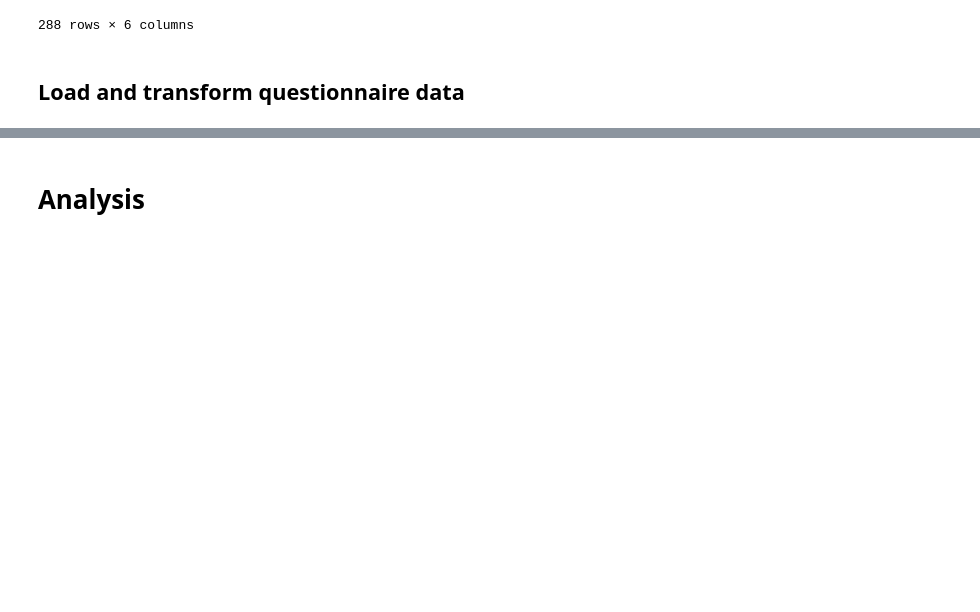
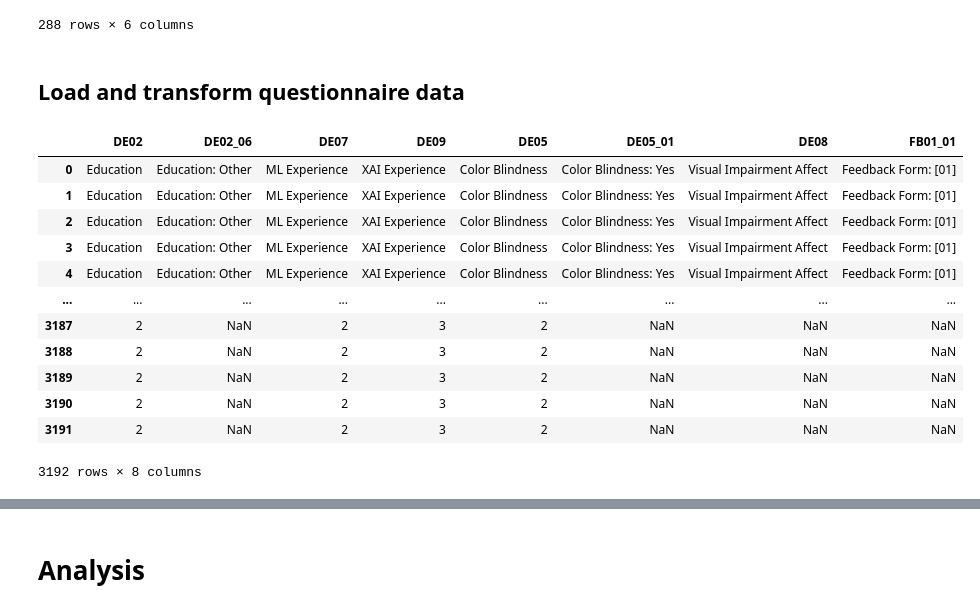
Before and after one commit to tlabarta/helpfulnessofxai, a Jupyter notebook: questionaire_data_analyzer.ipynb, the cells around one changed output, grey strips where cells are left out. Drawn from its saved outputs; the diff is of its cells as text; code cells hidden in the pictures; blank space fills up the shorter version.

```diff
--- a/questionaire_data_analyzer.ipynb
+++ b/questionaire_data_analyzer.ipynb
@@ -99,0 +78,18 @@ df = df.drop(0)
+# %%
+df_demo = df[df.columns[df.columns.get_loc("DE02"):df.columns.get_loc("FB01_01")+1]]
+df_demo = df_demo.apply(lambda s: s.repeat(24)).reset_index(drop=True)
+df_demo
+# %% [output]
+|  | DE02 | DE02_06 | DE07 | DE09 | DE05 | DE05_01 | DE08 | FB01_01 |
+| 0 | Education | Education: Other | ML Experience | XAI Experience | Color Blindness | Color Blindness: Yes | Visual Impairment Affect | Feedback Form: [01] |
+| 1 | Education | Education: Other | ML Experience | XAI Experience | Color Blindness | Color Blindness: Yes | Visual Impairment Affect | Feedback Form: [01] |
+| 2 | Education | Education: Other | ML Experience | XAI Experience | Color Blindness | Color Blindness: Yes | Visual Impairment Affect | Feedback Form: [01] |
+| 3 | Education | Education: Other | ML Experience | XAI Experience | Color Blindness | Color Blindness: Yes | Visual Impairment Affect | Feedback Form: [01] |
+| 4 | Education | Education: Other | ML Experience | XAI Experience | Color Blindness | Color Blindness: Yes | Visual Impairment Affect | Feedback Form: [01] |
+| ... | ... | ... | ... | ... | ... | ... | ... | ... |
+| 3187 | 2 | NaN | 2 | 3 | 2 | NaN | NaN | NaN |
+| 3188 | 2 | NaN | 2 | 3 | 2 | NaN | NaN | NaN |
+| 3189 | 2 | NaN | 2 | 3 | 2 | NaN | NaN | NaN |
+| 3190 | 2 | NaN | 2 | 3 | 2 | NaN | NaN | NaN |
+| 3191 | 2 | NaN | 2 | 3 | 2 | NaN | NaN | NaN |
+3192 rows × 8 columns
```
Also changed, not shown: parts of 6 cells of this notebook, 5 other files.
